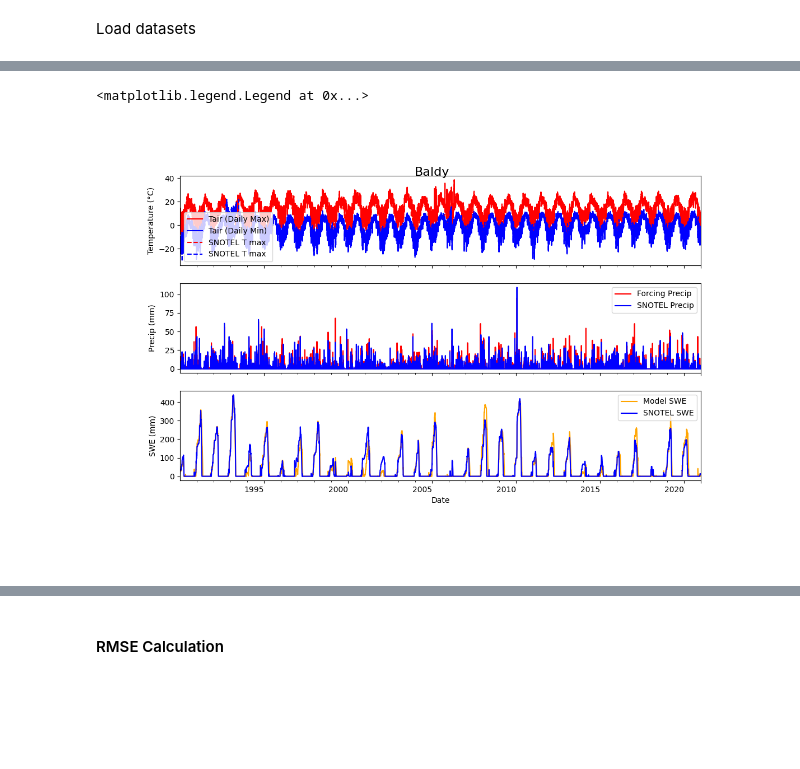
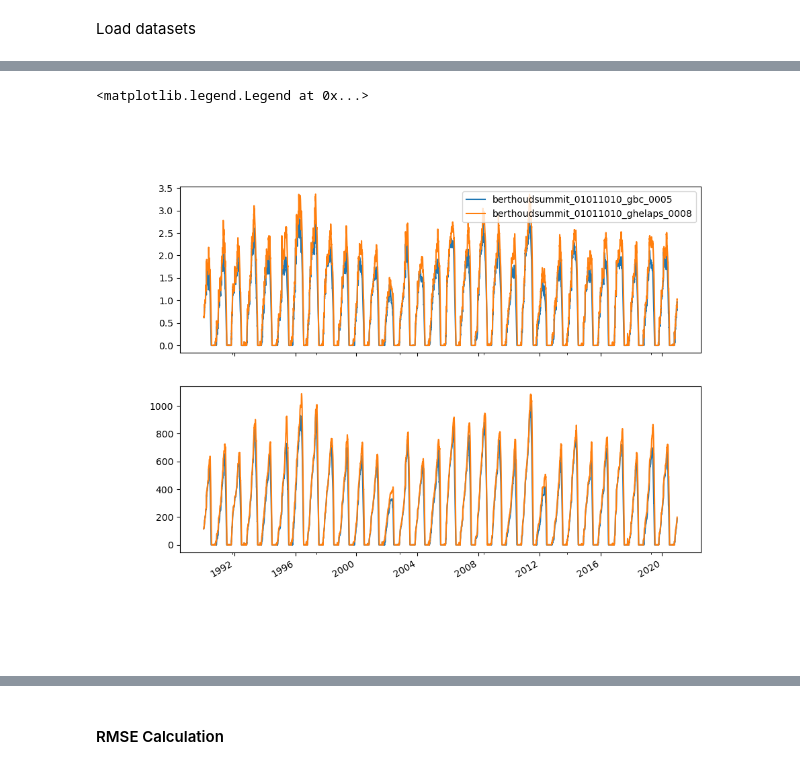
Before and after one commit to chrisrycx/lm4px_data_analysis, a Jupyter notebook: output_analysis/interactive/OutputCompare.ipynb, the cells around one changed output, grey strips where cells are left out. Saved outputs shown, nothing was run; the diff lists cells and outputs as text; code cells hidden in the pictures; blank space fills up the shorter version.

Commit message:
Output comparisons on alpine

```diff
--- a/output_analysis/interactive/OutputCompare.ipynb
+++ b/output_analysis/interactive/OutputCompare.ipynb
@@ -43,2 +31,5 @@ forcing_vars.head()
 # %%
-model = LM4ModelOutput(site=site, forcing_string=forcing_str, namelist=namelist, version=version, spinup=False)
+models = {}
+for (site,namelist,forcing_str,version) in zip(sites,namelists,forcing_strs,versions):
+    name = '_'.join((site.lower().replace(' ',''),forcing_str,namelist,version))
+    models[name] = LM4ModelOutput(site=site, forcing_string=forcing_str, namelist=namelist, version=version, spinup=False)
@@ -80,2 +46,0 @@ Compare modeled snow output to observed and precipitation and temperature.
-# %%
-model_snow = model.get_data(['snow','snow_depth'],'land_daily')
@@ -113,29 +47,16 @@ precip_daily = precipdf['combined'].resample('1D').sum()
 # %%
 # Plot snow
-fig, ax = plt.subplots(3, 1, figsize=(12, 8), sharex=True)
+fig, ax = plt.subplots(2, 1, figsize=(10, 8), sharex=True)
 
-Tair_max.plot(ax=ax[0], label='Tair (Daily Max)', color='red')
-Tair_min.plot(ax=ax[0], label='Tair (Daily Min)', color='blue')
-snotel_data.loc[start_date:end_date, 'T_max_C'].plot(ax=ax[0], label='SNOTEL T max', style='--r')
-snotel_data.loc[start_date:end_date, 'T_min_C'].plot(ax=ax[0], label='SNOTEL T max', style='--b')
+for output in models:
+    model_snow = models[output].get_data(['snow','snow_depth'],'land_daily')
+    model_snow['snow_depth'].plot(ax=ax[0], label=output)
+    model_snow['snow'].plot(ax=ax[1], label=output)
 
-precip_daily.plot(ax=ax[1], label='Forcing Precip', color='red')
-snotel_data.loc[start_date:end_date, 'precip_mm'].plot(ax=ax[1], label='SNOTEL Precip', color='blue')
-
-model_snow['snow'].plot(ax=ax[2], label='Model SWE', color='orange')
-snotel_data.loc[start_date:end_date, 'swe_mm'].plot(ax=ax[2], label='SNOTEL SWE', color='blue')
-
-# Add a figure title based on site name
-plt.suptitle(f'{site}', fontsize=16, y=0.9)
-ax[0].set_ylabel('Temperature (°C)')
-ax[1].set_ylabel('Precip (mm)')
-ax[2].set_ylabel('SWE (mm)')
 ax[0].legend()
-ax[1].legend()
-ax[2].legend()
 # %% [output]
 <matplotlib.legend.Legend at 0x...>
-[figure, old version]
+[figure, new version]
 # %%
 # Plot just showing SWE comparison for 10 years, use in presentations
 fig, ax = plt.subplots(figsize=(12, 6))
```
Also changed, not shown: parts of 22 cells of this notebook, 1 other file.
